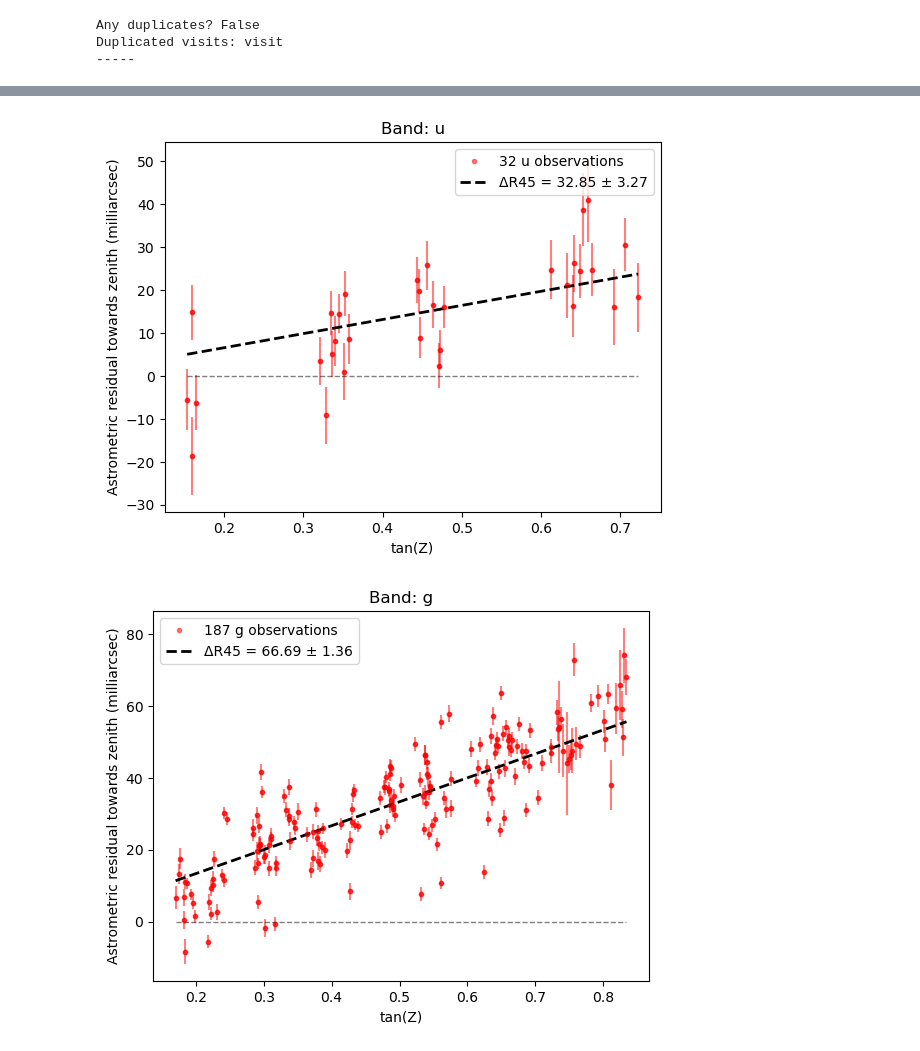
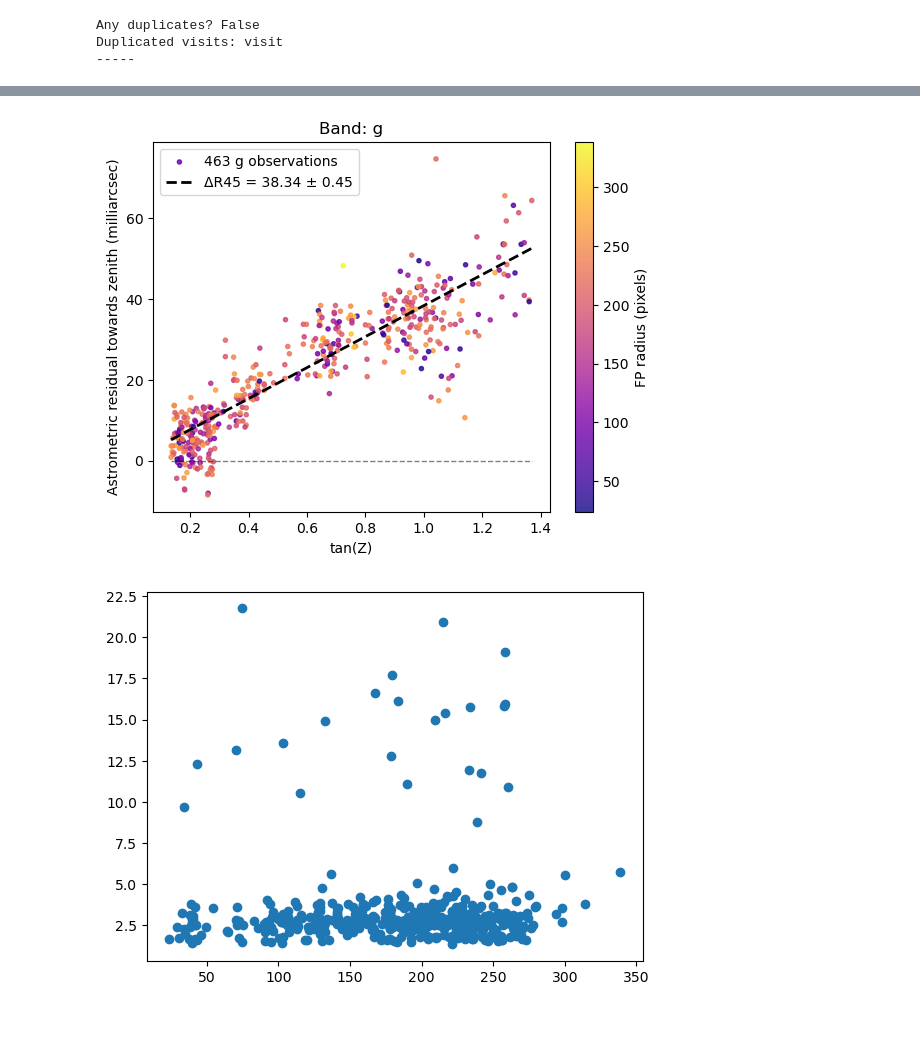
Before and after one commit to LSSTDESC/DifferentialCR, a Jupyter notebook: DCR_in_DP1.ipynb, the cells around one changed output, grey strips where cells are left out. Cells and saved outputs as stored; diff of their text form; code cells hidden in the pictures; blank space fills up the shorter version.

```diff
--- a/DCR_in_DP1.ipynb
+++ b/DCR_in_DP1.ipynb
@@ -285,7 +349,7 @@ Clipped distribution of points:
 #Apply correction to raErr and ra_dec_Cov to account for overcorrection in DP1 and check data quality
 # check distributions of raErr and decErr: (see community forum post for more discussion on this https://community.lsst.org/t/anomalies-in-dp1-right-ascension-errors/11178/13)
 
-correction = np.cos(master_original['dec']*np.pi/180)
+correction =  1 #np.cos(master_original['dec']*np.pi/180)
 
 plt.scatter(master_original['raErr'] * 3600 * 10**3, master_original['decErr'] * 3600 * 10**3, alpha = 0.5,marker = '.', label = 'without correction')
 plt.scatter(master_original['raErr']/correction * 3600 * 10**3, master_original['decErr'] * 3600 * 10**3, alpha = 0.5,marker = '.',
@@ -301,8 +365,8 @@ plt.close()
 
 
 #apply correction using master_original to prevent overwriting the already corrected values in master:
-master['raErr'] = master_original['raErr']/ correction
-master['ra_dec_Cov'] = master_original['ra_dec_Cov']/correction
+master['raErr'] = master_original['raErr'] #/ correction
+master['ra_dec_Cov'] = master_original['ra_dec_Cov'] #/correction
 
 
 fig, ax = plt.subplots(1,2, figsize = (12, 5))
@@ -633,11 +696,20 @@ raErr = np.array(master['raErr'])
 decErr = np.array(master['decErr'])
 ra_dec_Cov = np.array(master['ra_dec_Cov'])
 
-dR, dR_err, finite_mask = compute_dR_and_err(centerest[0], centerest[1], ra, dec, par, raErr, decErr, ra_dec_Cov)
+dR, dR_err, finite_mask = compute_dR_and_err(object_table['coord_ra'][0], object_table['coord_dec'][0],ra, dec, par, raErr, decErr, ra_dec_Cov)
 # centerest[0], centerest[1]
 
 master['dR'] = dR
 master['dR_err'] = dR_err
+# %%
+
+from utils import radec_to_altaz_vectorized
+ra  = master['ra']
+dec = master['dec']
+MJD = master['expMidptMJD']
+alt, az = radec_to_altaz_vectorized(ra, dec, MJD) #calculate the correct alt/az (the queried values are for the boresight)
+master['Z'] = 90 - alt # - alt
+master['az'] = az # - az
 # %%
 # Generate a model of the expected DCR for black bodys (if the temperatures are approximately known)
 # The model uses a blackbody SED of a specified temperature as the source, and a second blackbody SED of a different temperature as the reference
@@ -1063,38 +1093,44 @@ for band in 'g':
     band_mask = master['band'] == band
 
     #Optional: add another mask to throw out large errors
-    error_mask = master['dR_err'] <  50 / ( 3600 * 10**3)# degrees
+    error_mask = master['dR_err'] <  100 / ( 3600 * 10**3)# degrees
     band_mask = band_mask & error_mask
 
     if np.sum(band_mask) > 0:
+
+        colormap = master['fp_radius'][band_mask]
 
         airmass = master[band_mask]['airmass']
         z = np.arccos(1 / airmass) * 180 / np.pi
         tanZ = np.tan(z * np.pi/180)
 
         dR = master['dR'][band_mask]
         dR_err = master['dR_err'][band_mask]
 
         popt, pcov = curve_fit(dR_model, z, dR, sigma = dR_err, p0 = [0])
         perr = np.sqrt(np.diag(pcov))
 
         #plot dR in milliarcsec as a function of tan(zenith angle)
-        plt.plot(tanZ, dR * 3600 * 10**3,  ls = '', marker = '.', alpha = 0.5, color = 'r', label = f'{len(dR)} {band} observations')
-        plt.errorbar(tanZ, dR * 3600 * 10**3, yerr = dR_err * 3600 * 10**3, ls = '', marker = '.', alpha = 0.5, color = 'r')
+        sc = plt.scatter(tanZ, dR * 3600 * 10**3,  ls = '', marker = '.', alpha = 0.8, c = colormap, cmap = 'plasma', label = f'{len(dR)} {band} observations')
+        # plt.errorbar(tanZ, dR * 3600 * 10**3, yerr = dR_err * 3600 * 10**3, ls = '', marker = '', alpha = 0.5, color = 'r')
 
         #plot a trendline
         z_temp = np.linspace(min(z), max(z), 20)
         tanZ_temp = np.tan(z_temp * np.pi/180)
         plt.plot(tanZ_temp, dR_model(z_temp, *popt) * 3600 * 10**3, 'k--', linewidth = 2, label = rf'ΔR45 = {np.round(popt[0]*3600*1000, 2)} ± {np.round(perr[0]*3600*1000, 2)}') #label = 'Trendline: A tan(z)')
 
         plt.plot(tanZ_temp, np.zeros(len(z_temp)) * 3600 * 10**3, 'k--', alpha = 0.5, linewidth = 1) #, label = 'Flat')
 
+        plt.colorbar(sc, label = 'FP radius (pixels)')
         plt.title(f'Band: {band}')
         plt.xlabel('tan(Z)')
         plt.ylabel('Astrometric residual towards zenith (milliarcsec)')
         plt.legend()
         plt.show()
         plt.close()
+
+
+        plt.scatter(colormap, dR_err * 3600 * 10**3)
 # %% [output]
-[figure, old version]
+[figure, new version]
-[figure, old version]
+[figure, new version]
```
Also changed, not shown: parts of 16 cells of this notebook.
